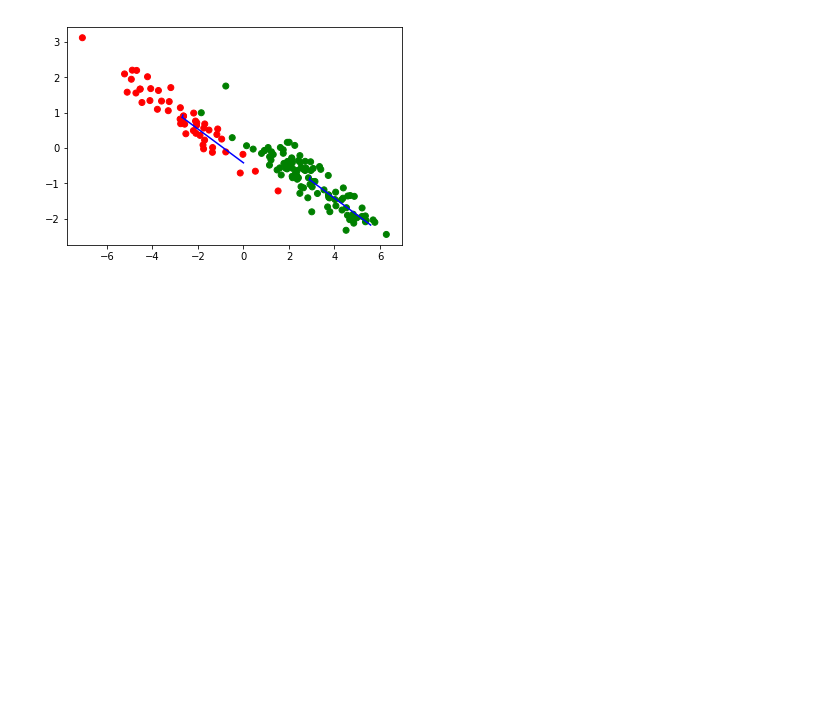
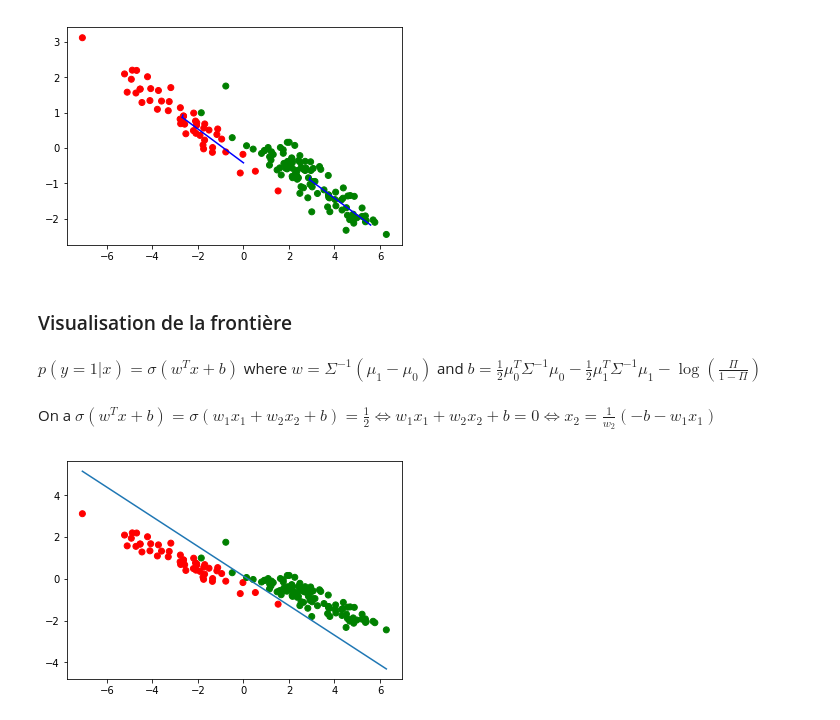
Before and after one commit to YoucefZemmouri/Graphical_Model_HMK1, a Jupyter notebook: Generative_Model_LDA.ipynb, the cells around one changed output. Saved outputs shown, nothing was run; the diff lists cells and outputs as text; code cells hidden in the pictures; blank space fills up the shorter version.

```diff
--- a/Generative_Model_LDA.ipynb
+++ b/Generative_Model_LDA.ipynb
@@ -37,0 +49,4 @@ mu1 = A_train[['X1','X2']].mul(A_train.Y, axis=0).sum()/N
+# %%
+Sigma_A = Centered_A_train.T.dot(Centered_A_train)/n_A
+Sigma_B = Centered_B_train.T.dot(Centered_B_train)/n_B
+Sigma_C = Centered_C_train.T.dot(Centered_C_train)/n_C
@@ -51,5 +65,3 @@ Centered_A_train = (A_train[['X1','X2']]-mu1).mul(A_train.Y, axis=0) + (A_train[
-# %%
-Sigma_A = Centered_A_train.T.dot(Centered_A_train)/n
 # %% [markdown]
 Visualisation de $\Sigma$
 # %%
@@ -65,3 +77,32 @@ plt.plot(SAxis_x1, SAxis_y1, SAxis_x2, SAxis_y2, SAxis_x3, SAxis_y3, SAxis_x4, S
 plt.show()
 # %% [output]
 [figure]
+# %% [markdown]
+### Visualisation de la frontière
+# %% [markdown]
+$p(y=1 | x)=\sigma(w^T x + b)$ where $w = \Sigma^{-1} (\mu_1 - \mu_0)$ and $b = \frac{1}{2} \mu_0^T \Sigma^{-1} \mu_0  - \frac{1}{2} \mu_1^T \Sigma^{-1} \mu_1 - \log\left(\frac{\Pi}{1-\Pi}\right)$
+# %% [markdown]
+On a $\sigma(w^T x + b) = \sigma(w_1 x_1 + w_2 x_2  + b) = \frac{1}{2} \Leftrightarrow w_1 x_1 + w_2 x_2 + b = 0 \Leftrightarrow x_2 = \frac{1}{w_2} (- b - w_1 x_1)$
+# %%
+w_A = pd.Series(np.linalg.inv(Sigma_A).dot(mu1_A-mu0_A),index=["X1","X2"])
+b_A = 0.5*mu0_A.T.dot(np.linalg.inv(Sigma_A)).dot(mu0_A) - 0.5*mu1_A.T.dot(np.linalg.inv(Sigma_A)).dot(mu1_A) - np.log(Pi_A/(1-Pi_A))
+
+w_B = pd.Series(np.linalg.inv(Sigma_B).dot(mu1_B-mu0_B),index=["X1","X2"])
+b_B = 0.5*mu0_B.T.dot(np.linalg.inv(Sigma_B)).dot(mu0_B) - 0.5*mu1_B.T.dot(np.linalg.inv(Sigma_B)).dot(mu1_B) - np.log(Pi_B/(1-Pi_B))
+
+w_C = pd.Series(np.linalg.inv(Sigma_C).dot(mu1_C-mu0_C),index=["X1","X2"])
+b_C = 0.5*mu0_C.T.dot(np.linalg.inv(Sigma_C)).dot(mu0_C) - 0.5*mu1_A.T.dot(np.linalg.inv(Sigma_C)).dot(mu1_C) - np.log(Pi_C/(1-Pi_C))
+# %%
+def visualize(data, weights, const):
+    color = ['red' if l else 'green' for l in data.Y]
+    plt.scatter(data.X1, data.X2, color=color)
+
+    x = np.linspace(data.X1.min(),data.X1.max(),1000)
+    def f(t):
+        return (1/weights.X2)*(- const - weights.X1*t)
+    plt.plot(x,f(x))
+    plt.show()
+# %%
+visualize(A_train, w_A, b_A)
+# %% [output]
+[figure, added]
```
Also changed, not shown: parts of 28 cells of this notebook, 2 other files.
